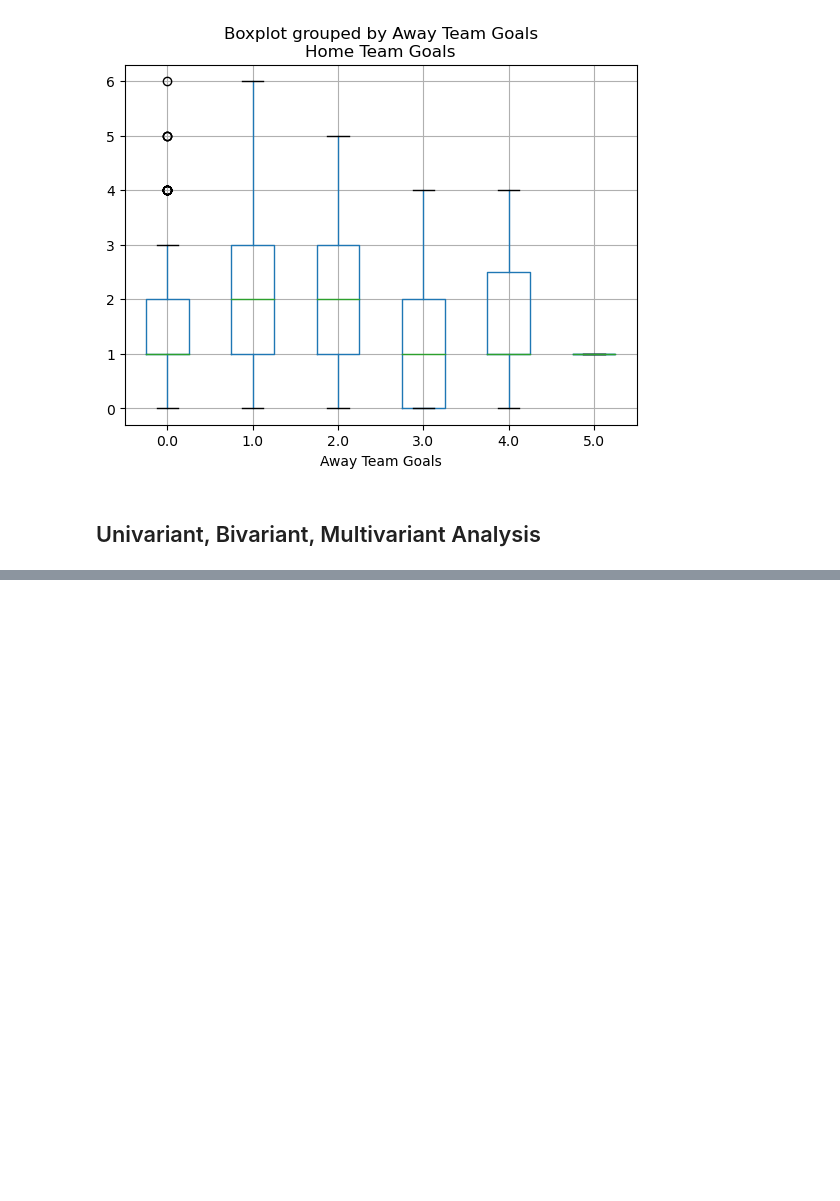
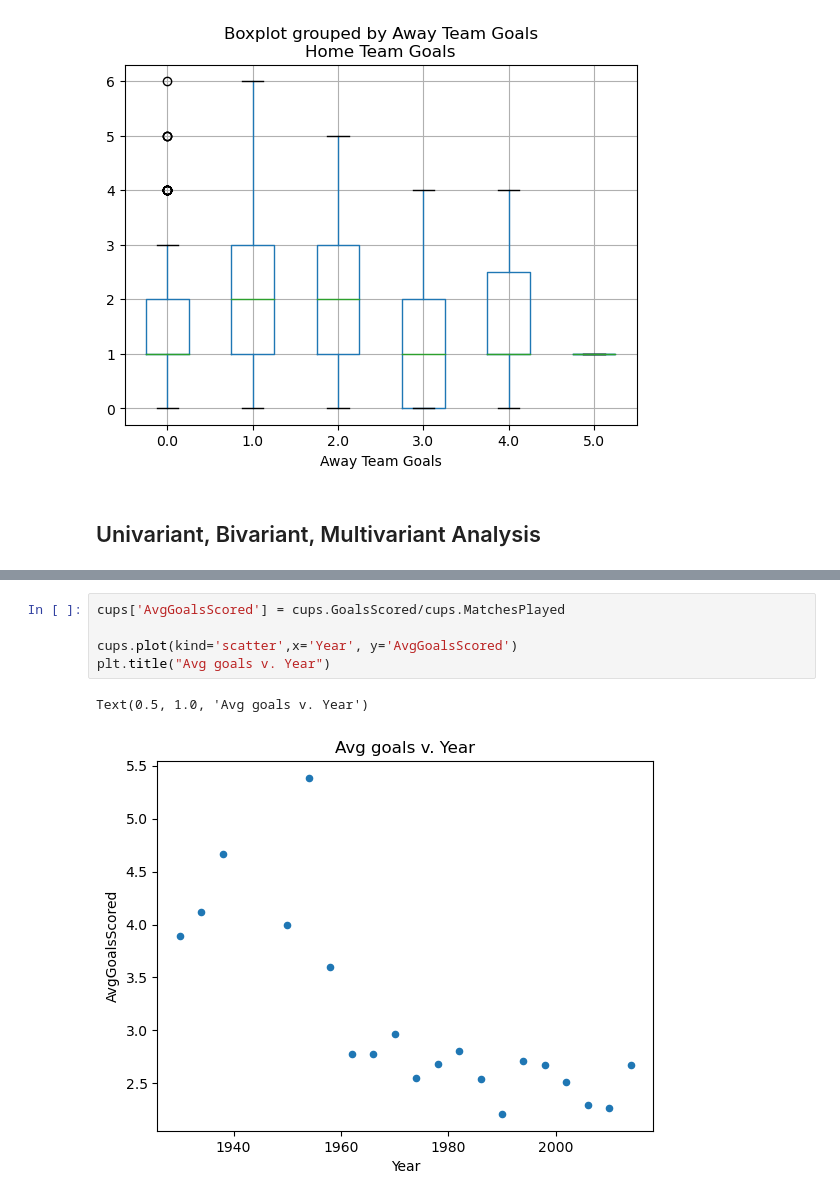
Before and after one commit to tejaswini-girish/PG-IIITH-SoftwareEngineeringForDataScience, a Jupyter notebook: Prerequisites/EDA/FIFAWorldCup/FIFAWorldCup.ipynb, the cells around one changed output, grey strips where cells are left out. Drawn from its saved outputs; the diff is of its cells as text; blank space fills up the shorter version.

```diff
--- a/Prerequisites/EDA/FIFAWorldCup/FIFAWorldCup.ipynb
+++ b/Prerequisites/EDA/FIFAWorldCup/FIFAWorldCup.ipynb
@@ -268,0 +296,8 @@ matches.boxplot(column='Home Team Goals',by='Away Team Goals')
+# %%
+cups['AvgGoalsScored'] = cups.GoalsScored/cups.MatchesPlayed
+
+cups.plot(kind='scatter',x='Year', y='AvgGoalsScored')
+plt.title("Avg goals v. Year")
+# %% [output]
+Text(0.5, 1.0, 'Avg goals v. Year')
+[figure, added]
```
Also changed, not shown: parts of 17 cells of this notebook.
